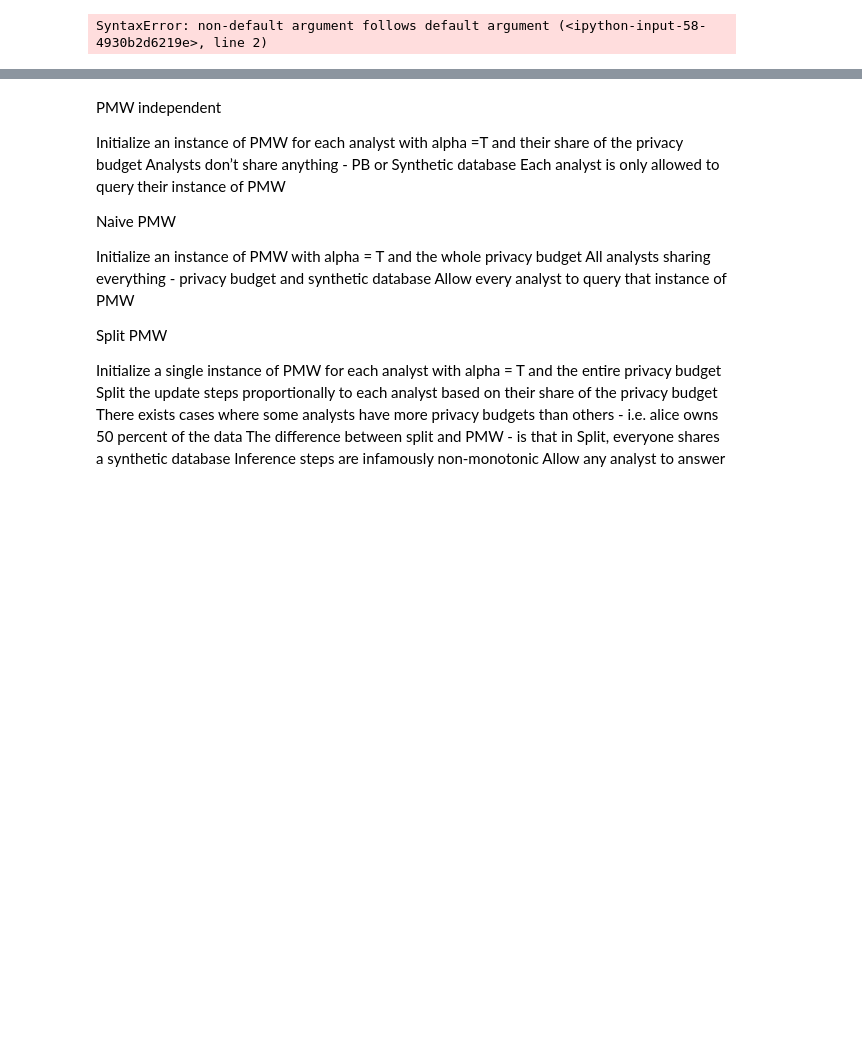
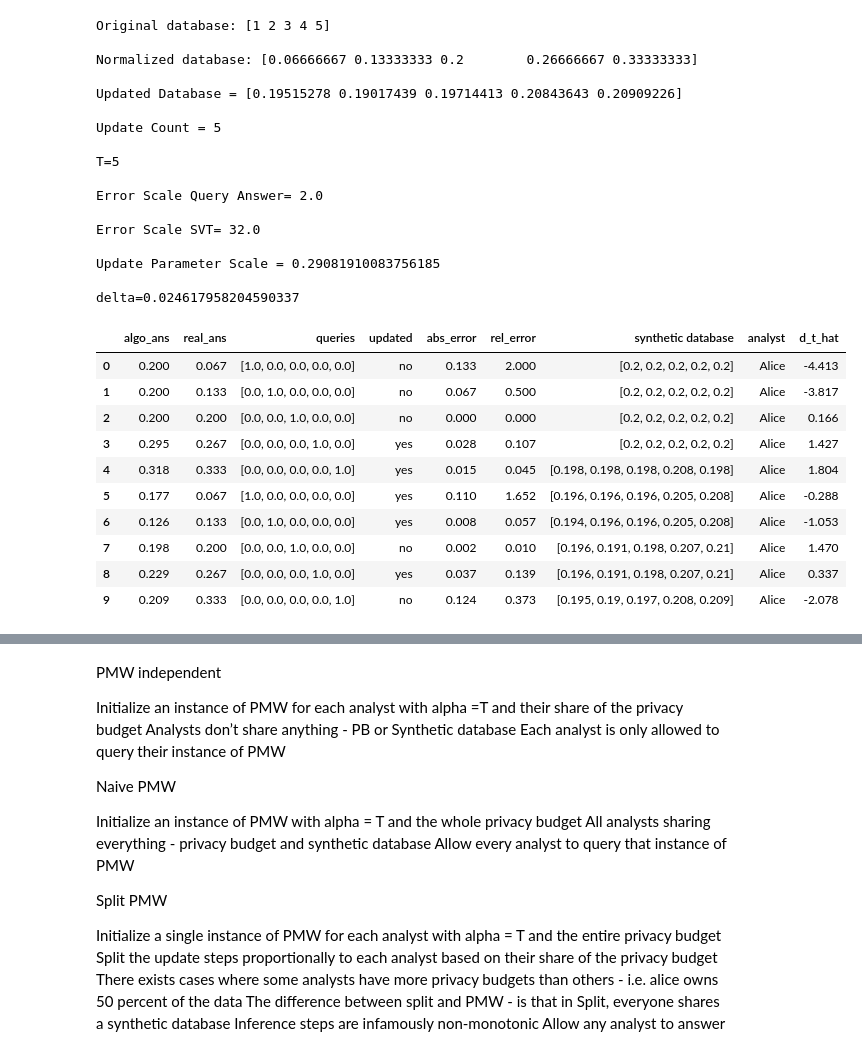
Before and after one commit to yikai-wu/Multi-Analyst-DP, a Jupyter notebook: src/online/pmw-versions.ipynb, the cells around one changed output, grey strips where cells are left out. Drawn from its saved outputs; the diff is of its cells as text; code cells hidden in the pictures; blank space fills up the shorter version.

Commit message:
Ran experiment of PMW_split but it doesn't work

```diff
--- a/src/online/pmw-versions.ipynb
+++ b/src/online/pmw-versions.ipynb
@@ -4,0 +12,5 @@ import math
+# %%
+data_path = "migration_tworace.csv"
+x_data = pd.read_csv(data_path, header=None).to_numpy().T[1]
+n = x_data.shape[0]
+n
@@ -6,8 +70,7 @@ import math
 # Todo: Add code to make epsilon adjustable proportionally.
 # Todo: Fix divide by zero error (<ipython-input-51-46063bd03d8a>:37: RuntimeWarning: divide by zero encountered in double_scalars delta = 1 / (n * math.log(n, np.e)))
 
-def pmw_split(workload, x, T, eps=0.01, k=0, analyst_labels,
-         show_messages=True, to_return='pd', show_plot=False, show_failure_step=True):
+def pmw_split(workload, x, analyst_labels, T=5, eps=0.01, k=5, show_messages=True, to_return='pd', show_plot=False, show_failure_step=True):
     """
     Implement Private Multiplicative Weights Mechanism (PMW) on a workload of
     linear queries.
@@ -59,7 +122,7 @@ def pmw_split(workload, x, T, eps=0.01, k=0, analyst_labels,
     def lazy_round():
         """
         "Lazy Round" of querying using the stored synthetic database, x_t, in list x_list.
-
+        p
         We call this the lazy round because it is contrasted with the updated step where we update the
         sythetic database and answer the query using the real database.
         """
@@ -81,6 +144,7 @@ def pmw_split(workload, x, T, eps=0.01, k=0, analyst_labels,
 
         # Compute noisy answer by adding Laplacian noise
         a_t = np.random.laplace(loc=0, scale=(2*k/SVTepsilon2), size=1)[0]
+
         a_t_hat = (np.dot(query, x_norm)*n ) + a_t
 
         # Difference between noisy and maintained histogram answer
@@ -161,34 +225,64 @@ def pmw_split(workload, x, T, eps=0.01, k=0, analyst_labels,
     if to_return == "pd":
         # hacky fix: remove the first synthetic database to keep length of lists consistent with the
         # other lists that comprise of the pandas dataframe
-        x_list.pop(0).tolist()
+        x_list.pop(len(x_list) - 1).tolist()
         d = {
             'algo_ans': pmw_answers,
             'real_ans': real_ans.tolist(),
             'queries': workload.tolist(),
             'updated': update_list,
             'abs_error': abs_error,
             'rel_error': rel_error,
             'synthetic database': x_list,
             'analyst': analyst_labels,
             'd_t_hat': d_t_hat_list,
 
              }
         test_data = pd.DataFrame(data=d)
         test_data = test_data.round(3)
         return test_data
 
     # return dictionary of absolute errors
     if to_return == "error":
         d = {'analyst': analyst_labels,
              'abs_error': abs_error,
              'rel_error': rel_error,}
         data = pd.DataFrame(data=d)
         data = data.round(3)
 
         analyst_error = {}
         for analyst in list(set(analyst_labels)):
             analyst_error[analyst] = data[data.analyst==analyst]['abs_error'].sum()
         return analyst_error
+
+x_example = np.array([1, 2, 3, 4, 5])
+pmw_split(np.vstack((online_workloads.identity(5), online_workloads.identity(5))), x_example, ['Alice'] * 10, eps=10)
 # %% [output]
-SyntaxError: non-default argument follows default argument (<ipython-input-58-4930b2d6219e>, line 2)
+Original database: [1 2 3 4 5]
+
+Normalized database: [0.06666667 0.13333333 0.2        0.26666667 0.33333333]
+
+Updated Database = [0.19515278 0.19017439 0.19714413 0.20843643 0.20909226]
+
+Update Count = 5
+
+T=5
+
+Error Scale Query Answer= 2.0
+
+Error Scale SVT= 32.0
+
+Update Parameter Scale = 0.29081910083756185
+
+delta=0.024617958204590337
+|  | algo_ans | real_ans | queries | updated | abs_error | rel_error | synthetic database | analyst | d_t_hat |
+| 0 | 0.200 | 0.067 | [1.0, 0.0, 0.0, 0.0, 0.0] | no | 0.133 | 2.000 | [0.2, 0.2, 0.2, 0.2, 0.2] | Alice | -4.413 |
+| 1 | 0.200 | 0.133 | [0.0, 1.0, 0.0, 0.0, 0.0] | no | 0.067 | 0.500 | [0.2, 0.2, 0.2, 0.2, 0.2] | Alice | -3.817 |
+| 2 | 0.200 | 0.200 | [0.0, 0.0, 1.0, 0.0, 0.0] | no | 0.000 | 0.000 | [0.2, 0.2, 0.2, 0.2, 0.2] | Alice | 0.166 |
+| 3 | 0.295 | 0.267 | [0.0, 0.0, 0.0, 1.0, 0.0] | yes | 0.028 | 0.107 | [0.2, 0.2, 0.2, 0.2, 0.2] | Alice | 1.427 |
+| 4 | 0.318 | 0.333 | [0.0, 0.0, 0.0, 0.0, 1.0] | yes | 0.015 | 0.045 | [0.198, 0.198, 0.198, 0.208, 0.198] | Alice | 1.804 |
+| 5 | 0.177 | 0.067 | [1.0, 0.0, 0.0, 0.0, 0.0] | yes | 0.110 | 1.652 | [0.196, 0.196, 0.196, 0.205, 0.208] | Alice | -0.288 |
+| 6 | 0.126 | 0.133 | [0.0, 1.0, 0.0, 0.0, 0.0] | yes | 0.008 | 0.057 | [0.194, 0.196, 0.196, 0.205, 0.208] | Alice | -1.053 |
+| 7 | 0.198 | 0.200 | [0.0, 0.0, 1.0, 0.0, 0.0] | no | 0.002 | 0.010 | [0.196, 0.191, 0.198, 0.207, 0.21] | Alice | 1.470 |
+| 8 | 0.229 | 0.267 | [0.0, 0.0, 0.0, 1.0, 0.0] | yes | 0.037 | 0.139 | [0.196, 0.191, 0.198, 0.207, 0.21] | Alice | 0.337 |
+| 9 | 0.209 | 0.333 | [0.0, 0.0, 0.0, 0.0, 1.0] | no | 0.124 | 0.373 | [0.195, 0.19, 0.197, 0.208, 0.209] | Alice | -2.078 |
```
Also changed, not shown: parts of 10 cells of this notebook.
